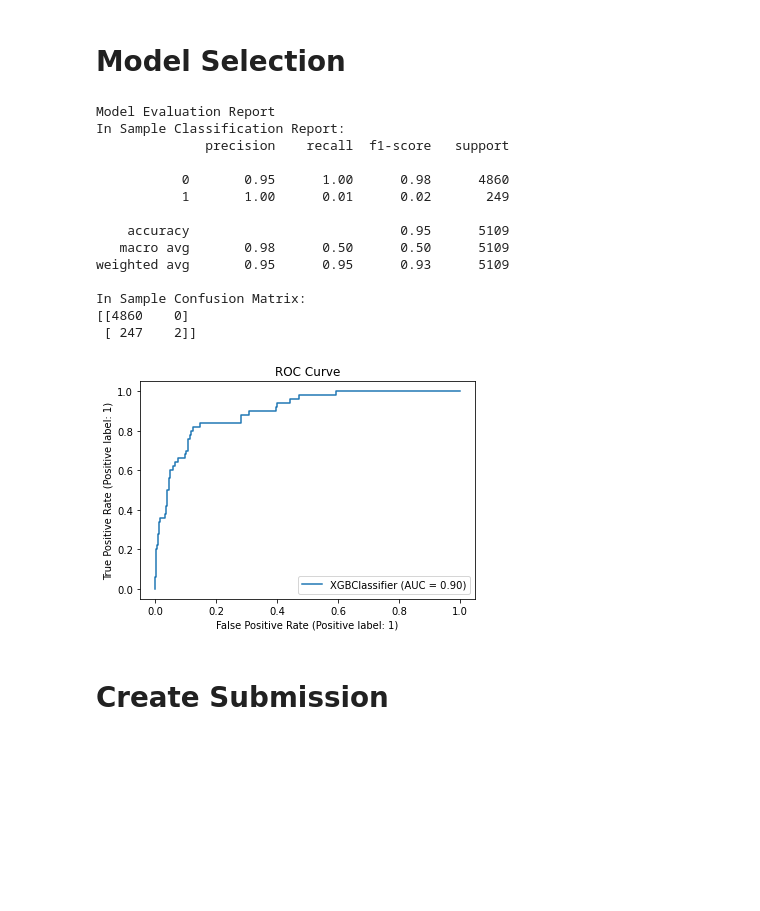
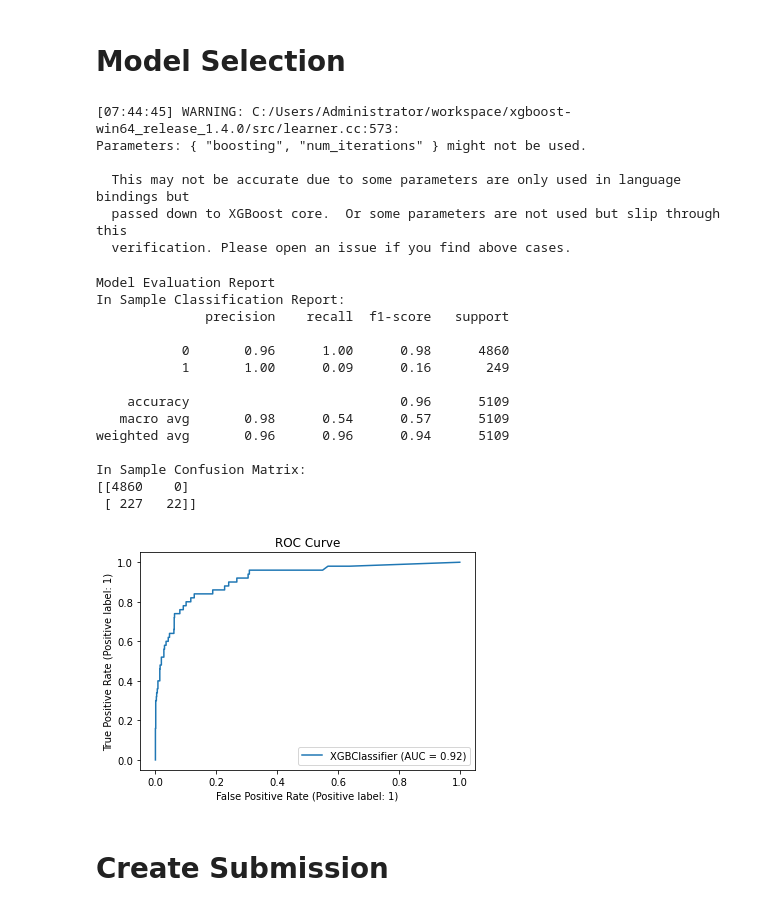
Before and after one commit to ykrasnikov/Stroke_Analysis_and_Prediction, a Jupyter notebook: Stroke/NoteBooks/Stroke_Data.ipynb, the cells around one changed output. Cells and saved outputs as stored; diff of their text form; code cells hidden in the pictures; blank space fills up the shorter version.

```diff
--- a/Stroke/NoteBooks/Stroke_Data.ipynb
+++ b/Stroke/NoteBooks/Stroke_Data.ipynb
@@ -939,40 +960,47 @@ Out Sample Confusion Matrix:
 # We choose xgboost because of the high accuracy and F1 score in the stroke data analysis
 # %%
 #initialize
-xgb_final = XGBClassifier()
+xgb_final = XGBClassifier(use_label_encoder=False,eval_metric='error',learning_rate=0.03, num_iterations=1000,
+                              boosting='gbdt')
 
 # fit
 xgb_final.fit(X, y)
 
 # predict
 in_preds = xgb_final.predict(X)
 
 #evaluate
 print("Model Evaluation Report")
 print(f"In Sample Classification Report: \n{classification_report(y, in_preds)}")
 print(f"In Sample Confusion Matrix: \n{confusion_matrix(y, in_preds)}")
 print()
 
 # roc curve
 plot_roc_curve(xgb_final, X_test, y_test)
 plt.title("ROC Curve")
 plt.show()
 # %% [output]
-Model Evaluation Report
-In Sample Classification Report:
-              precision    recall  f1-score   support
+[07:44:45] WARNING: C:/Users/Administrator/workspace/xgboost-win64_release_1.4.0/src/learner.cc:573:
+Parameters: { "boosting", "num_iterations" } might not be used.
 
-           0       0.95      1.00      0.98      4860
-           1       1.00      0.01      0.02       249
-
-    accuracy                           0.95      5109
-   macro avg       0.98      0.50      0.50      5109
-weighted avg       0.95      0.95      0.93      5109
-
-In Sample Confusion Matrix:
-[[4860    0]
- [ 247    2]]
+  This may not be accurate due to some parameters are only used in language bindings but
+  passed down to XGBoost core.  Or some parameters are not used but slip through this
+  verification. Please open an issue if you find above cases.
+Model Evaluation Report
+In Sample Classification Report:
+              precision    recall  f1-score   support
+
+           0       0.96      1.00      0.98      4860
+           1       1.00      0.09      0.16       249
+
+    accuracy                           0.96      5109
+   macro avg       0.98      0.54      0.57      5109
+weighted avg       0.96      0.96      0.94      5109
+
+In Sample Confusion Matrix:
+[[4860    0]
+ [ 227   22]]
-[figure, old version]
+[figure, new version]
 # %% [markdown]
 # Create Submission
 # %%
```
Also changed, not shown: parts of 14 cells of this notebook, 3 other files.
